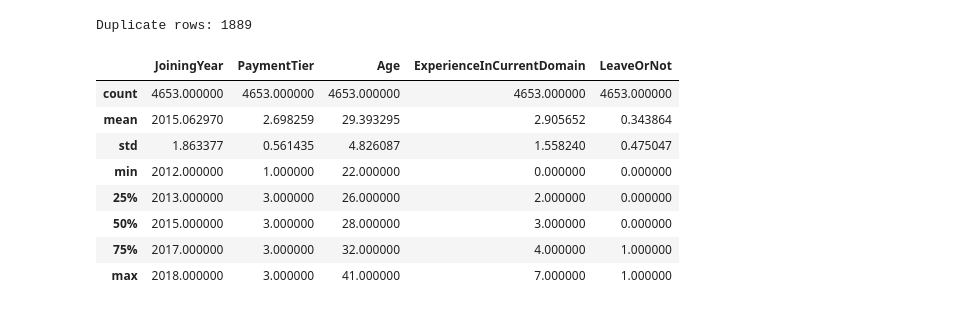
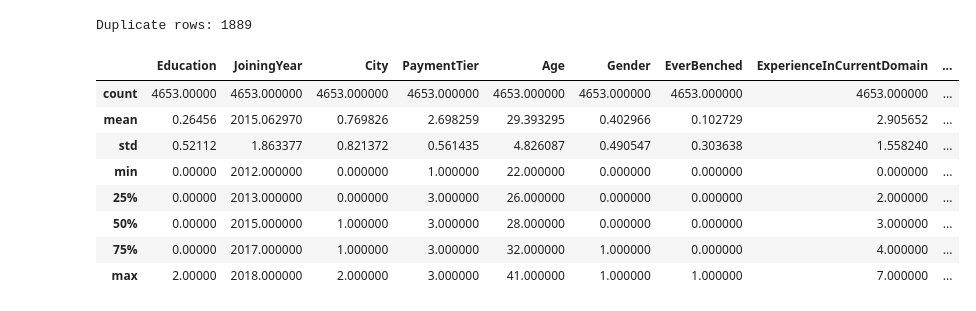
Before and after one commit to gawronskijakub/employee-future-prediction, a Jupyter notebook: employees.ipynb, the cells around one changed output. Saved outputs shown, nothing was run; the diff lists cells and outputs as text; code cells hidden in the pictures.

```diff
--- a/employees.ipynb
+++ b/employees.ipynb
@@ -38,3 +40,39 @@ employees
 | 4651 | Bachelors | 2012 | Bangalore | 3 | 30 | Male | Yes | 2 | ... |
 | 4652 | Bachelors | 2015 | Bangalore | 3 | 33 | Male | Yes | 4 | ... |
 4653 rows × 9 columns
+# %%
+# Let's clean things up a bit
+
+mapping = {
+	'education': {
+		'Bachelors': '0',
+		'Masters': '1',
+		'PHD': '2'
+	},
+
+	'city': {
+		'Bangalore': '0',
+		'Pune': '1',
+		'New Delhi': '2'
+	},
+
+	'gender': {
+		'Male': '0',
+		'Female': '1'
+	},
+
+	'everBenched': {
+		'No': '0',
+		'Yes': '1'
+	}
+}
+
+normalizedEmployees = employees.replace({
+	'Education': mapping['education'],
+	'City': mapping['city'],
+	'Gender': mapping['gender'],
+	'EverBenched': mapping['everBenched']
+})
+
+normalizedEmployees = normalizedEmployees.apply(pd.to_numeric)
+normalizedEmployees
@@ -97,14 +146,14 @@ Duplicate rows: 1889
 # %%
 # Statistical summary of the dataset
 
-employees.describe()
+normalizedEmployees.describe()
 # %% [output]
-|  | JoiningYear | PaymentTier | Age | ExperienceInCurrentDomain | LeaveOrNot |
-| count | 4653.000000 | 4653.000000 | 4653.000000 | 4653.000000 | 4653.000000 |
-| mean | 2015.062970 | 2.698259 | 29.393295 | 2.905652 | 0.343864 |
-| std | 1.863377 | 0.561435 | 4.826087 | 1.558240 | 0.475047 |
-| min | 2012.000000 | 1.000000 | 22.000000 | 0.000000 | 0.000000 |
-| 25% | 2013.000000 | 3.000000 | 26.000000 | 2.000000 | 0.000000 |
-| 50% | 2015.000000 | 3.000000 | 28.000000 | 3.000000 | 0.000000 |
-| 75% | 2017.000000 | 3.000000 | 32.000000 | 4.000000 | 1.000000 |
-| max | 2018.000000 | 3.000000 | 41.000000 | 7.000000 | 1.000000 |
+|  | Education | JoiningYear | City | PaymentTier | Age | Gender | EverBenched | ExperienceInCurrentDomain | ... |
+| count | 4653.00000 | 4653.000000 | 4653.000000 | 4653.000000 | 4653.000000 | 4653.000000 | 4653.000000 | 4653.000000 | ... |
+| mean | 0.26456 | 2015.062970 | 0.769826 | 2.698259 | 29.393295 | 0.402966 | 0.102729 | 2.905652 | ... |
+| std | 0.52112 | 1.863377 | 0.821372 | 0.561435 | 4.826087 | 0.490547 | 0.303638 | 1.558240 | ... |
+| min | 0.00000 | 2012.000000 | 0.000000 | 1.000000 | 22.000000 | 0.000000 | 0.000000 | 0.000000 | ... |
+| 25% | 0.00000 | 2013.000000 | 0.000000 | 3.000000 | 26.000000 | 0.000000 | 0.000000 | 2.000000 | ... |
+| 50% | 0.00000 | 2015.000000 | 1.000000 | 3.000000 | 28.000000 | 0.000000 | 0.000000 | 3.000000 | ... |
+| 75% | 0.00000 | 2017.000000 | 1.000000 | 3.000000 | 32.000000 | 1.000000 | 0.000000 | 4.000000 | ... |
+| max | 2.00000 | 2018.000000 | 2.000000 | 3.000000 | 41.000000 | 1.000000 | 1.000000 | 7.000000 | ... |
```
Also changed, not shown: parts of 16 cells of this notebook.
